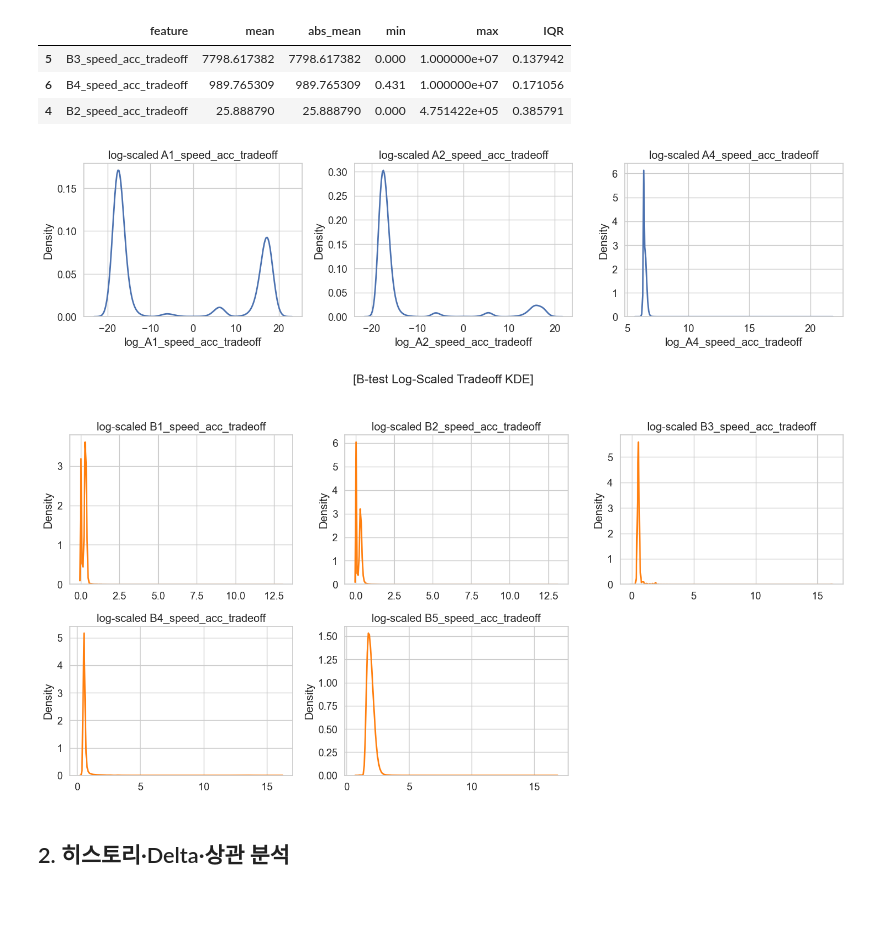
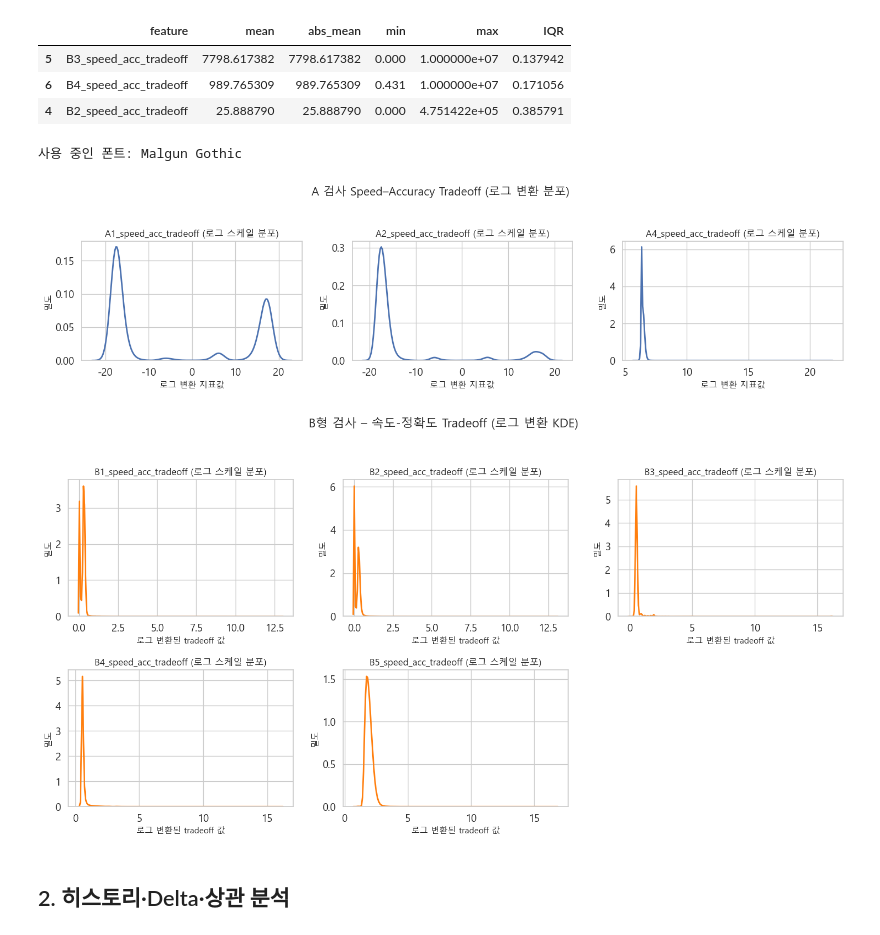
Before and after one commit to cms6090/Dacon, a Jupyter notebook: EDA_part2.ipynb, the cells around one changed output. Cells and saved outputs as stored; diff of their text form; code cells hidden in the pictures; blank space fills up the shorter version.

```diff
--- a/EDA_part2.ipynb
+++ b/EDA_part2.ipynb
@@ -734,13 +821,32 @@ display(stable_B[["feature", "mean", "abs_mean", "min", "max", "IQR"]])
 | 5 | B3_speed_acc_tradeoff | 7798.617382 | 7798.617382 | 0.000 | 1.000000e+07 | 0.137942 |
 | 6 | B4_speed_acc_tradeoff | 989.765309 | 989.765309 | 0.431 | 1.000000e+07 | 0.171056 |
 | 4 | B2_speed_acc_tradeoff | 25.888790 | 25.888790 | 0.000 | 4.751422e+05 | 0.385791 |
+# %%
+import matplotlib.font_manager as fm
+import matplotlib.pyplot as plt
+import matplotlib as mpl
+
+# Windows 기본 Malgun Gothic 경로
+font_path = "C:/Windows/Fonts/malgun.ttf"
+
+# 폰트 등록
+font = fm.FontProperties(fname=font_path).get_name()
+fm.fontManager.addfont(font_path)
+
+# Matplotlib 전체 설정 업데이트
+mpl.rc('font', family=font)
+
+# 마이너스 깨짐 방지
+mpl.rcParams['axes.unicode_minus'] = False
+
+print("사용 중인 폰트:", font)
+# %% [output]
+사용 중인 폰트: Malgun Gothic
 # %%
 import numpy as np
 import pandas as pd
 import seaborn as sns
 import matplotlib.pyplot as plt
-
-sns.set(style="whitegrid", font_scale=1.2)
 
 df = pd.read_feather("./data/all_train_data.feather")
 
@@ -748,51 +854,55 @@ def signed_log1p(x):
     return np.sign(x) * np.log1p(np.abs(x))
 
 # -------------------------
 # speed_acc_tradeoff 대상
 # -------------------------
 trade_cols_A = [
     "A1_speed_acc_tradeoff",
     "A2_speed_acc_tradeoff",
     "A4_speed_acc_tradeoff",
 ]
 
 df_A = df[df["Test_x"] == "A"].copy()
 
 # log 변환
 for col in trade_cols_A:
     df_A[f"log_{col}"] = signed_log1p(df_A[col])
 
 # -------------------------
-# speed_acc_tradeoff KDE만 시각화
+# speed_acc_tradeoff KDE 시각화
 # -------------------------
 plt.figure(figsize=(15, 4))
 
 for i, col in enumerate(trade_cols_A):
     log_col = f"log_{col}"
     s = df_A[log_col].dropna()
 
     ax = plt.subplot(1, 3, i + 1)
     sns.kdeplot(s, linewidth=2, ax=ax)
-    ax.set_title(f"log-scaled {col}")
 
-plt.tight_layout()
+    ax.set_title(f"{col} (로그 스케일 분포)", fontsize=12)
+    ax.set_xlabel("로그 변환 지표값", fontsize=11)
+    ax.set_ylabel("밀도", fontsize=11)
+
+plt.suptitle("A 검사 Speed–Accuracy Tradeoff (로그 변환 분포)", fontsize=15)
+plt.tight_layout(rect=[0, 0, 1, 0.95])
 plt.show()
 # %% [output]
-[figure, old version]
+[figure, new version]
 # %%
 # -------------------------
-# B검사: B1~B5 speed_acc_tradeoff KDE만 출력 (3×2 형태)
+# B검사: B1~B5 speed_acc_tradeoff KDE 출력 (3×2 형태)
 # -------------------------
 def tradeoff_kde_plot(cols, title, base_df):
     n = len(cols)
     if n == 0:
-        print(f"{title}: No columns found.")
+        print(f"{title}: 해당 컬럼이 없습니다.")
         return
 
-    # 1) log변환된 컬럼 리스트 생성
+    # 1) log 변환된 컬럼 리스트 생성
     log_cols = [f"log_{c}" for c in cols]
 
-    # 2) 만약 log컬럼이 없다면 생성
+    # 2) log 컬럼이 없다면 생성
     for c in cols:
         log_c = f"log_{c}"
         if log_c not in base_df.columns:
@@ -805,7 +915,7 @@ def tradeoff_kde_plot(cols, title, base_df):
     fig, axes = plt.subplots(nrows, ncols, figsize=(ncols * 5, nrows * 4))
     axes = axes.flatten()
 
-    # 4) 각 subplot에 KDE 그리기
+    # 4) KDE 플롯
     for i, col in enumerate(cols):
         log_col = f"log_{col}"
         s = base_df[log_col].dropna()
@@ -818,8 +928,10 @@ def tradeoff_kde_plot(cols, title, base_df):
             linewidth=2
         )
 
-        ax.set_title(f"log-scaled {col}")
-        ax.set_xlabel("")
+        # 한글 제목 및 축 라벨
+        ax.set_title(f"{col} (로그 스케일 분포)", fontsize=12)
+        ax.set_xlabel("로그 변환된 tradeoff 값", fontsize=11)
+        ax.set_ylabel("밀도", fontsize=11)
 
     # 5) 남는 subplot 비우기
     for j in range(len(cols), len(axes)):
@@ -828,6 +940,7 @@ def tradeoff_kde_plot(cols, title, base_df):
     plt.suptitle(title, fontsize=16)
     plt.tight_layout(rect=[0, 0, 1, 0.95])
     plt.show()
+
 
 trade_cols_B = [
     "B1_speed_acc_tradeoff",
@@ -839,9 +952,13 @@ trade_cols_B = [
 
 df_B = df[df["Test_x"] == "B"].copy()
 
-tradeoff_kde_plot(trade_cols_B, "[B-test Log-Scaled Tradeoff KDE]", df_B)
+tradeoff_kde_plot(
+    trade_cols_B,
+    "B형 검사 – 속도-정확도 Tradeoff (로그 변환 KDE)",
+    df_B
+)
 # %% [output]
-[figure, old version]
+[figure, new version]
 # %% [markdown]
 ## 2. 히스토리·Delta·상관 분석
 # %% [markdown]
```
Also changed, not shown: parts of 12 cells of this notebook.
